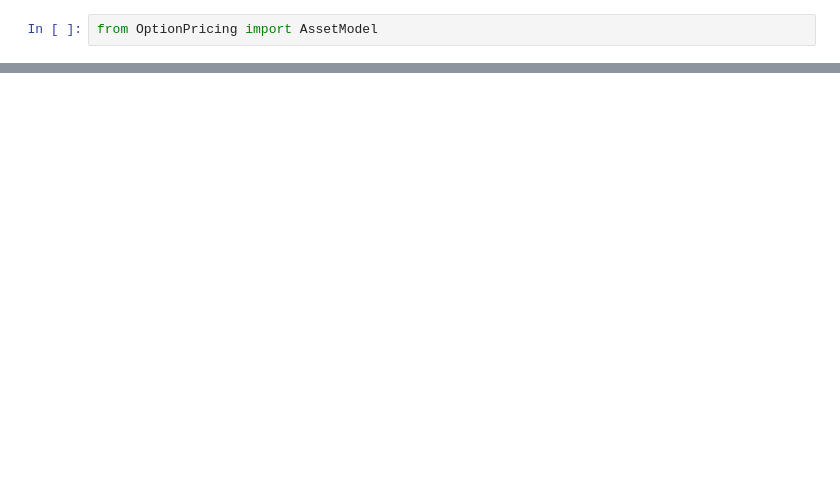
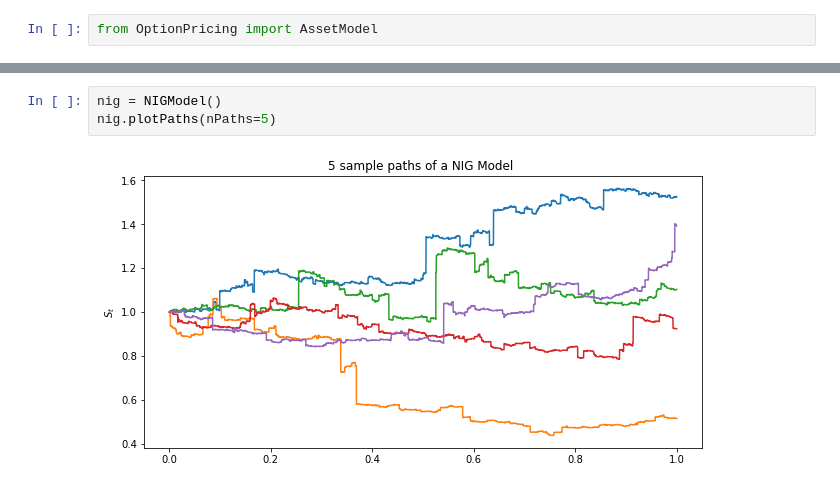
Before and after one commit to oliverweber1/Neural-Network-Option-Pricing-Master-Thesis, a Jupyter notebook: Code/Playground.ipynb, the cells around one changed output, grey strips where cells are left out. Drawn from its saved outputs; the diff is of its cells as text; blank space fills up the shorter version.

```diff
--- a/Code/Playground.ipynb
+++ b/Code/Playground.ipynb
@@ -48,0 +45,5 @@ merton.name
+# %%
+nig = NIGModel()
+nig.plotPaths(nPaths=5)
+# %% [output]
+[figure, added]
```
Also changed, not shown: parts of 10 cells of this notebook, 2 other files.
